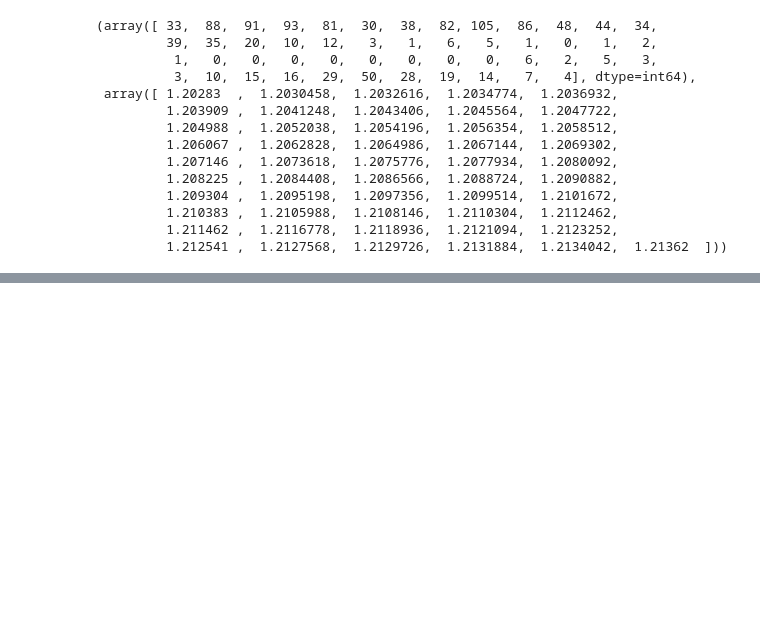
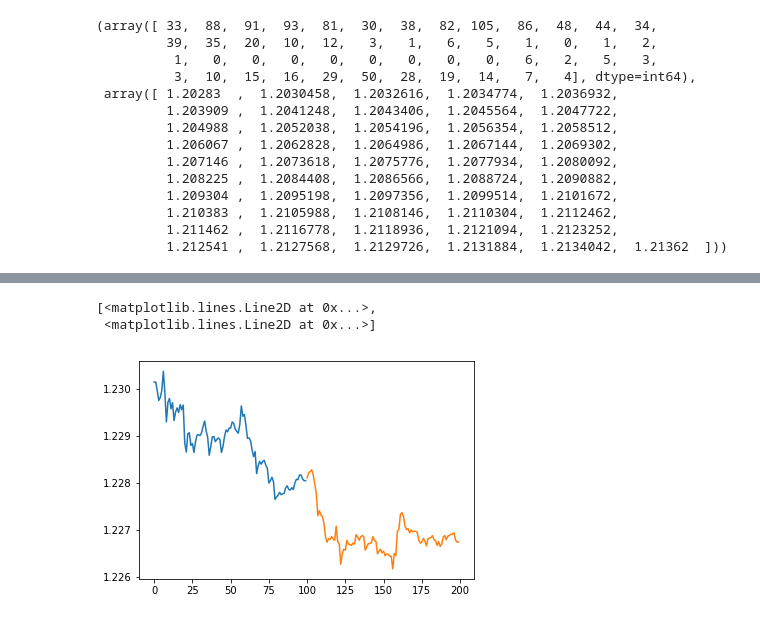
Before and after one commit to CryptoQuantic/AI-Jupyter_Notebooks, a Jupyter notebook: Generative-Algo-Workflow.ipynb, the cells around one changed output, grey strips where cells are left out. Drawn from its saved outputs; the diff is of its cells as text; code cells hidden in the pictures; blank space fills up the shorter version.

```diff
--- a/Generative-Algo-Workflow.ipynb
+++ b/Generative-Algo-Workflow.ipynb
@@ -225,0 +181,16 @@ resistance.shape
+# %%
+close_train = close[0:15000]
+close_test = close[15000:-1]
+X_test = []
+y_test = []
+X_train = []
+y_train = []
+for j in range(0,14000,10):
+    X_test.append(close_test[j:j+100,:].reshape(1,-1))
+    y_test.append(close_test[j+100:j+200,:].reshape(1,-1))
+    X_train.append(close_train[j:j+100,:].reshape(1,-1))
+    y_train.append(close_train[j+100:j+200,:].reshape(1,-1))
+X_test = np.array(X_test).reshape(-1,100)
+y_test = np.array(y_test).reshape(-1,100)
+X_train = np.array(X_train).reshape(-1,100)
+y_train = np.array(y_train).reshape(-1,100)
@@ -225,0 +212,6 @@ resistance.shape
+# %%
+plt.plot(xx1,X_test[5,:],xx2,y_test[5,:])
+# %% [output]
+[<matplotlib.lines.Line2D at 0x...>,
+ <matplotlib.lines.Line2D at 0x...>]
+[figure, added]
```
Also changed, not shown: parts of 26 cells of this notebook, 1 other file.
